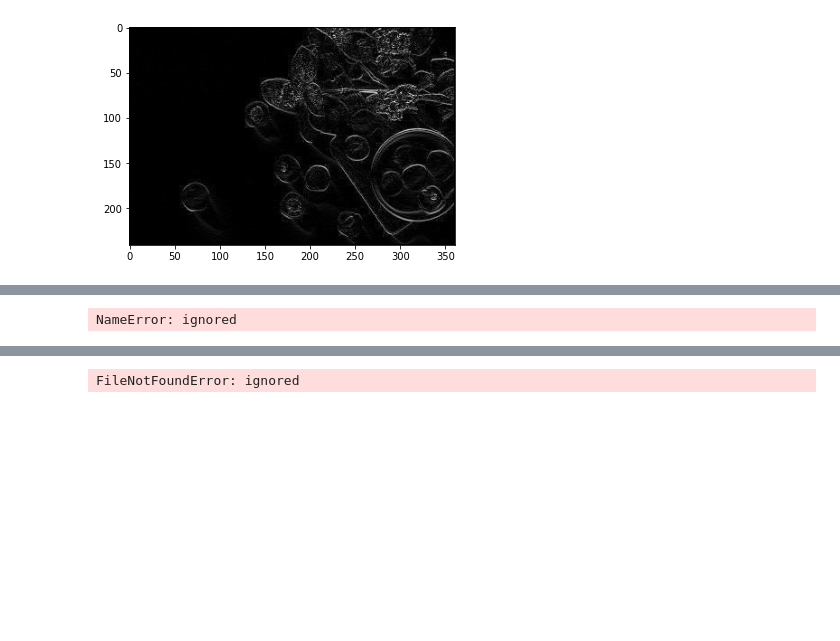
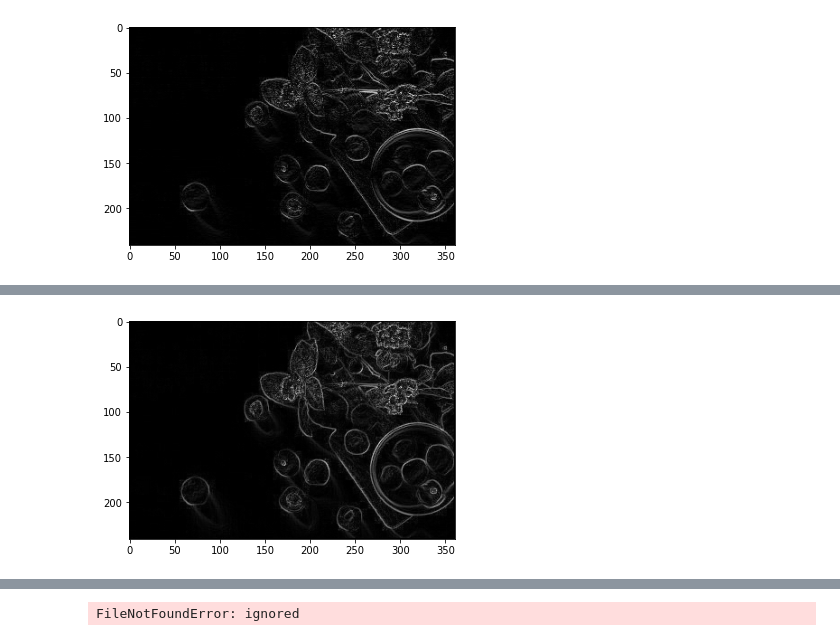
Before and after one commit to leonardolunamoreno/Computadoras-y-programaci-n2021-grupo-1157, a Jupyter notebook: PythonLearn.ipynb, the cells around one changed output, grey strips where cells are left out. Drawn from its saved outputs; the diff is of its cells as text; code cells hidden in the pictures; blank space fills up the shorter version.

```diff
--- a/PythonLearn.ipynb
+++ b/PythonLearn.ipynb
@@ -58,10 +68,11 @@ plt.show()
 # %%
-gradiente-np.zeros(shape-(ancho,largo))
-for i in range(0, ancho):
+gradiente = np.zeros(shape=(ancho, largo))   # punto número 8
+
+for i in range (0, ancho):
     for j in range(0, largo):
         gradiente[i][j] = dx[i][j] + dy[i][j]
-plt.imshow(gradiente, cmap-'gray')
+plt.imshow(gradiente,cmap='gray')
 plt.show()
 # %% [output]
-NameError: ignored
+[figure, added]
 # %%
```
Also changed, not shown: parts of 3 cells of this notebook.
